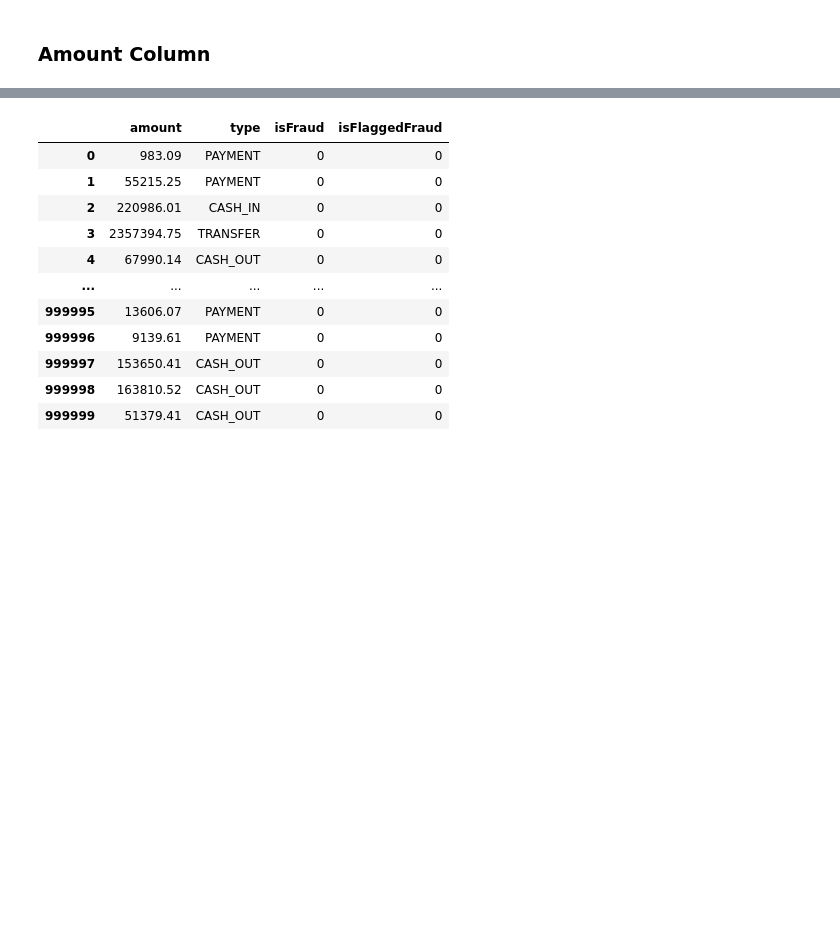
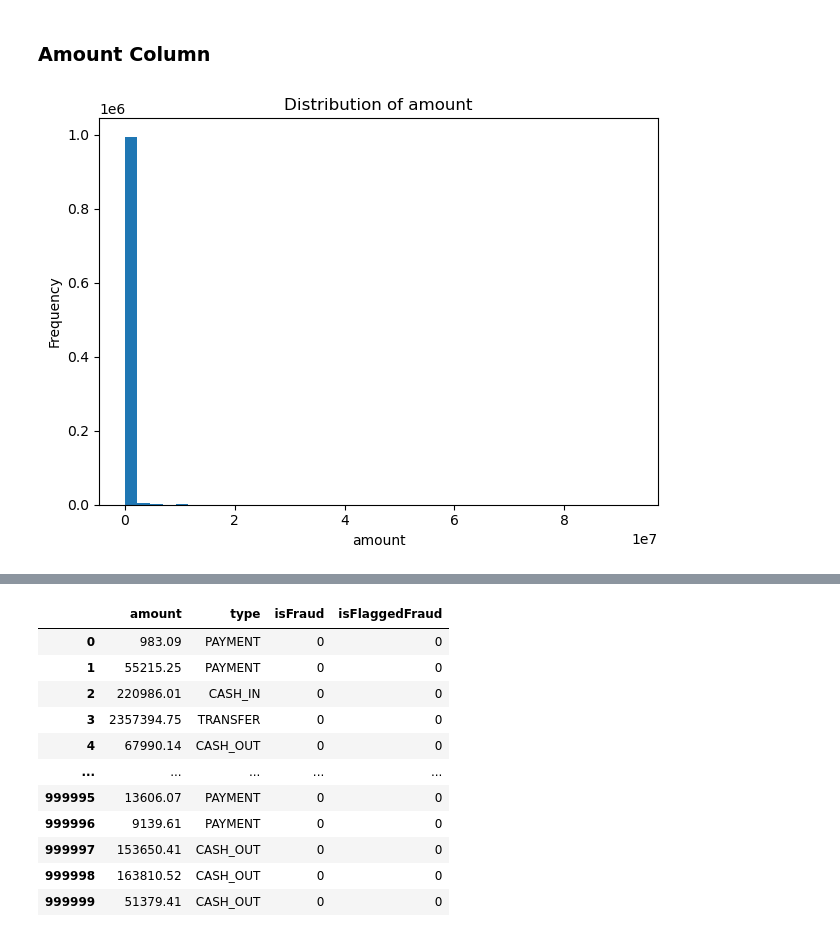
Before and after one commit to lubnaasmi/Financial-Fraud-Detection-, a Jupyter notebook: notebooks/eda.ipynb, the cells around one changed output, grey strips where cells are left out. Drawn from its saved outputs; the diff is of its cells as text; code cells hidden in the pictures; blank space fills up the shorter version.

```diff
--- a/notebooks/eda.ipynb
+++ b/notebooks/eda.ipynb
@@ -155,3 +162,12 @@ Name: count, dtype: int64
 Among all transaction types, CASH_OUT and TRANSFER are responsible for all 1,297 fraud cases, with CASH_OUT having 657 and TRANSFER 640. This shows that fraudulent activity is concentrated entirely within these two types, making them key targets for fraud detection efforts.
 # %% [markdown]
 ###  Amount Column
+# %%
+transactions['amount'].plot.hist(bins = 40)
+plt.title('Distribution of amount')
+plt.xlabel('amount')
+plt.ylabel('Frequency')
+plt.tight_layout()
+plt.show()
+# %% [output]
+[figure, added]
```
Also changed, not shown: parts of 13 cells of this notebook, 2 other files.
